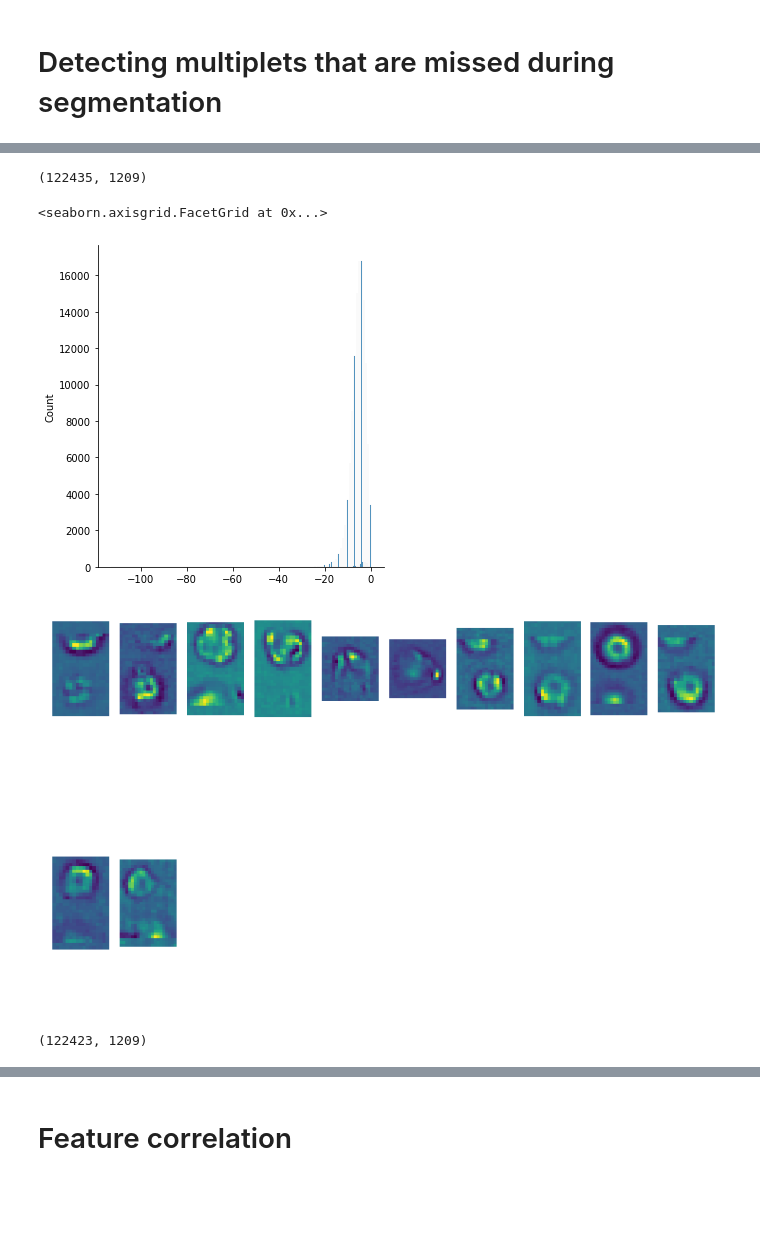
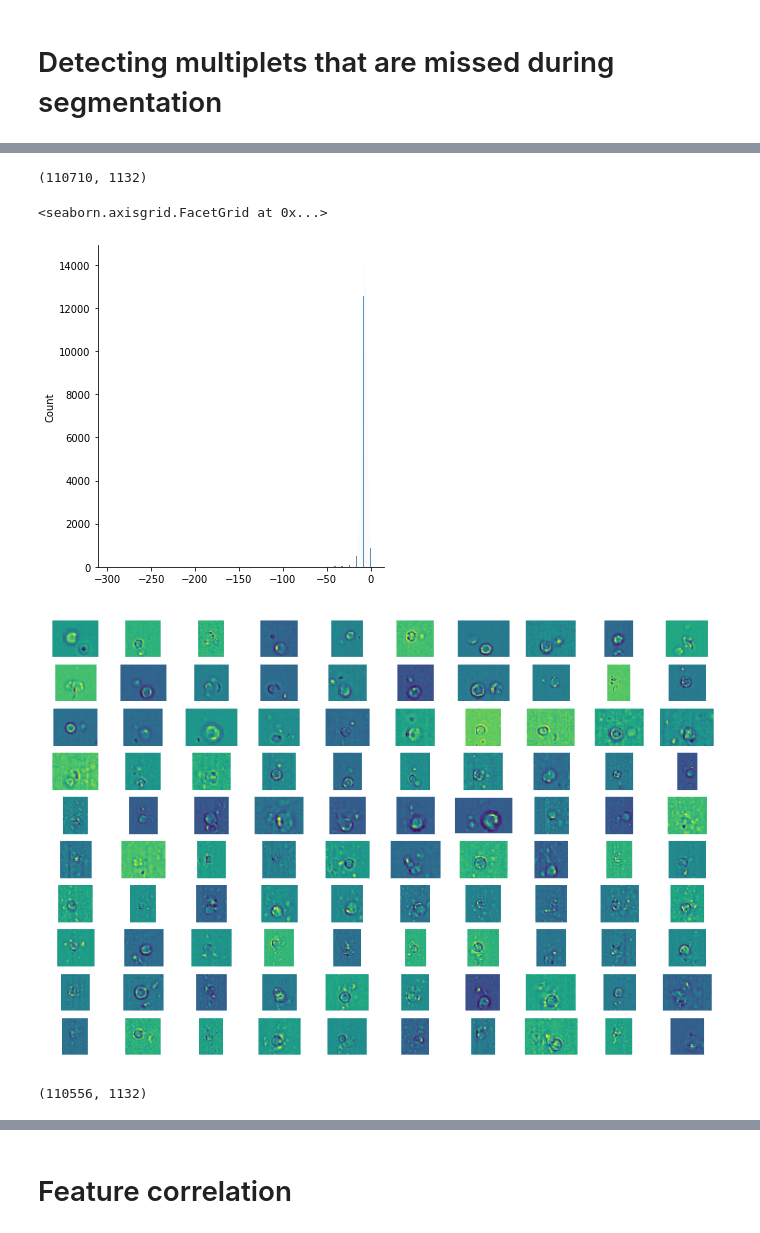
Before and after one commit to harel-coffee/SCIP-use-case-workflows-auto, a Jupyter notebook: notebooks/QC/ehv_quality_control.ipynb, the cells around one changed output, grey strips where cells are left out. Saved outputs shown, nothing was run; the diff lists cells and outputs as text; code cells hidden in the pictures; blank space fills up the shorter version.

```diff
--- a/notebooks/QC/ehv_quality_control.ipynb
+++ b/notebooks/QC/ehv_quality_control.ipynb
@@ -33,4 +33,4 @@ os.environ["VSC_DATA_VO_USER"]
 # %% [markdown]
 ## Load processed frame
 # %%
-df = pq.read_table("/data/gent/vo/000/gvo00070/vsc42015/datasets/weizmann/EhV/v2/results/scip/202201111300/features.parquet").to_pandas()
+df = pq.read_table("/data/gent/vo/000/gvo00070/vsc42015/datasets/weizmann/EhV/v2/results/scip/202201311209_skitty/features.parquet").to_pandas()
@@ -44,0 +55,5 @@ df.shape
+# %%
+sel = ((df["meta_regions_BF1"] == 1) & (df["meta_regions_BF2"] == 1))
+# %%
+df = df[sel]
+df.shape
@@ -138,5 +157,3 @@ TMR      ASM              4
          correlation      4
          energy           2
 Name: name, dtype: int64
-# %%
-df = df.drop(columns=cols)
@@ -481,22 +380,22 @@ plot_gate_zarr(sel1, df)
 df = df[~sel1]
 df.shape
 # %% [output]
-(122435, 1209)
+(110710, 1132)
 # %%
 seaborn.displot(data=df["feat_area_BF1"] - df["feat_convex_area_BF1"])
 # %% [output]
 <seaborn.axisgrid.FacetGrid at 0x...>
-[figure, old version]
+[figure, new version]
 # %%
-sel1 = (df["feat_area_BF1"] - df["feat_convex_area_BF1"]) < -40
-core.plot_gate_zarr(sel1, df)
+sel1 = (df["feat_area_BF1"] - df["feat_convex_area_BF1"]) < -50
+core.plot_gate_zarr(sel1, df, maxn=100)
 # %% [output]
-[figure, old version]
+[figure, new version]
 # %%
 df = df[~sel1]
 df.shape
 # %% [output]
-(122423, 1209)
+(110556, 1132)
 # %%
 ax = seaborn.ecdfplot(data=df, x="feat_eccentricity_BF1", hue="meta_label")
 # %% [output]
```
Also changed, not shown: parts of 85 cells of this notebook, 5 other files.
